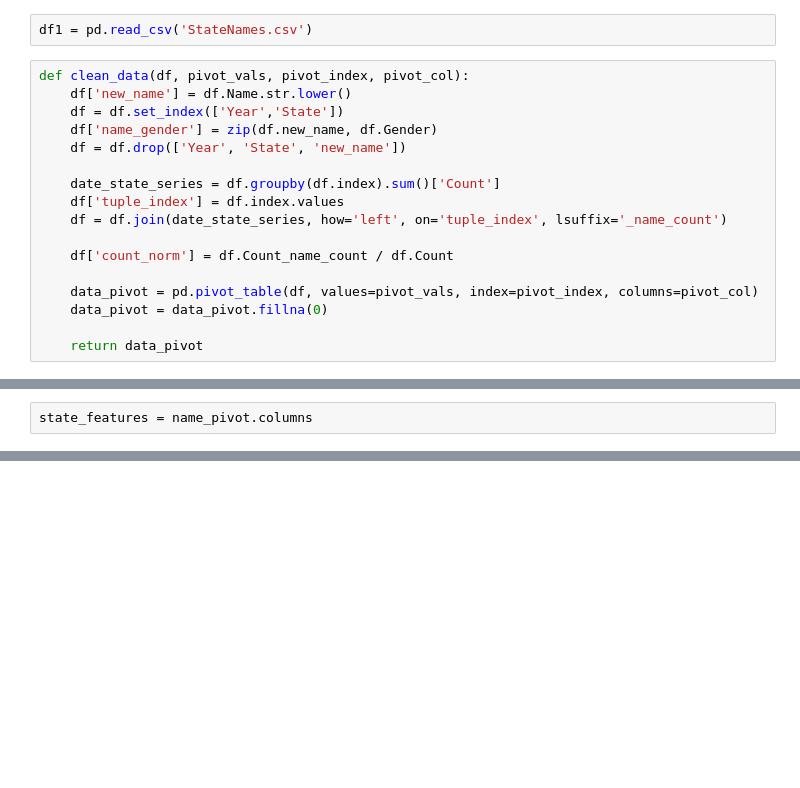
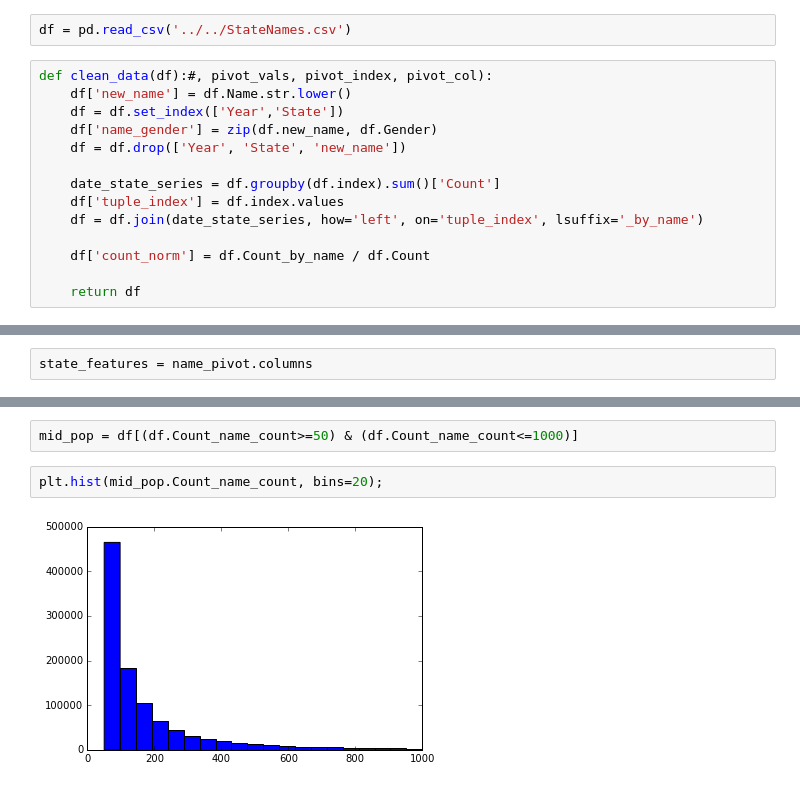
Before and after one commit to courtneywmorris/US-Names-Project, a Jupyter notebook: code/Clean_NMF.ipynb, the cells around one changed output, grey strips where cells are left out. Drawn from its saved outputs; the diff is of its cells as text; blank space fills up the shorter version.

Commit message:
Adding data cleaning and NMF scripts

```diff
--- a/code/Clean_NMF.ipynb
+++ b/code/Clean_NMF.ipynb
@@ -7,9 +8,9 @@ from numpy.linalg import svd
 from sklearn.decomposition import NMF
 from numpy import array, matrix, linalg
 # %%
-df1 = pd.read_csv('StateNames.csv')
+df = pd.read_csv('../../StateNames.csv')
 # %%
-def clean_data(df, pivot_vals, pivot_index, pivot_col):
+def clean_data(df):#, pivot_vals, pivot_index, pivot_col):
     df['new_name'] = df.Name.str.lower()
     df = df.set_index(['Year','State'])
     df['name_gender'] = zip(df.new_name, df.Gender)
@@ -17,11 +18,8 @@ def clean_data(df, pivot_vals, pivot_index, pivot_col):
 
     date_state_series = df.groupby(df.index).sum()['Count']
     df['tuple_index'] = df.index.values
-    df = df.join(date_state_series, how='left', on='tuple_index', lsuffix='_name_count')
+    df = df.join(date_state_series, how='left', on='tuple_index', lsuffix='_by_name')
 
-    df['count_norm'] = df.Count_name_count / df.Count
+    df['count_norm'] = df.Count_by_name / df.Count
 
-    data_pivot = pd.pivot_table(df, values=pivot_vals, index=pivot_index, columns=pivot_col)
-    data_pivot = data_pivot.fillna(0)
-
-    return data_pivot
+    return df
@@ -91,0 +340,6 @@ Latent Feature 10
+# %%
+mid_pop = df[(df.Count_name_count>=50) & (df.Count_name_count<=1000)]
+# %%
+plt.hist(mid_pop.Count_name_count, bins=20);
+# %% [output]
+[figure, added]
```
Also changed, not shown: parts of 82 cells of this notebook, 6 other files.
